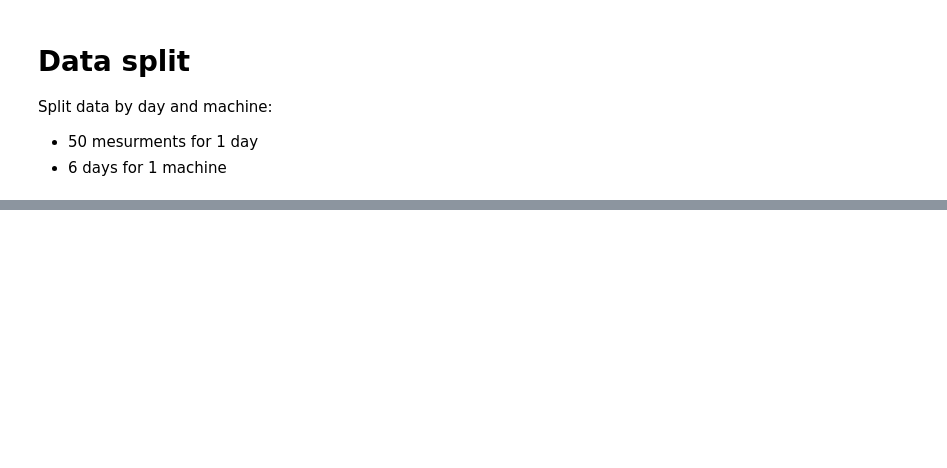
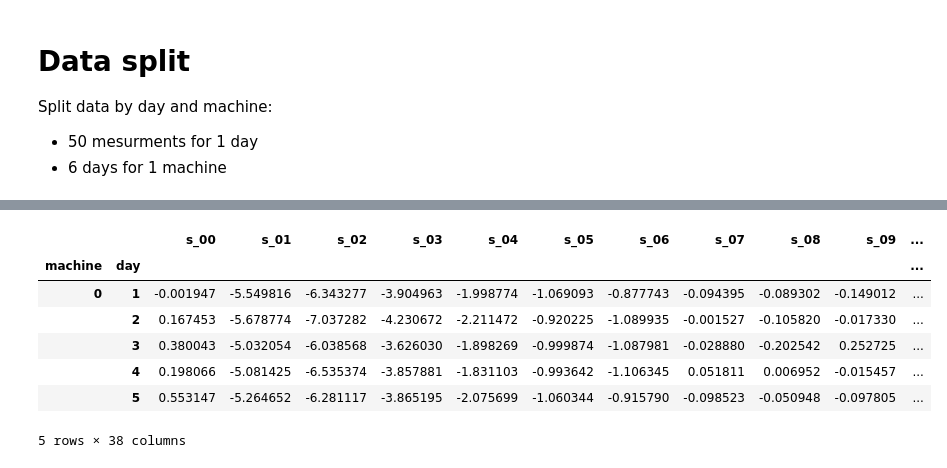
Before and after one commit to MarcoDiFrancesco/SmartElevator, a Jupyter notebook: 6-feature-extractor.ipynb, the cells around one changed output, grey strips where cells are left out. Saved outputs shown, nothing was run; the diff lists cells and outputs as text; code cells hidden in the pictures; blank space fills up the shorter version.

```diff
--- a/6-feature-extractor.ipynb
+++ b/6-feature-extractor.ipynb
@@ -210,0 +85,23 @@ dict_keys(['mean', 'rms', 'variance', 'skewness', 'kurtosis', 'max_value', 'peak
+# %%
+df = df_day.copy()
+df = df.drop(["bearing", "magnet", "electricity", "rotor"], axis=1)
+df_day_drop = df.copy()
+
+
+def mean(df):
+    df = df.mean()
+    return df
+
+
+df_gb = df.groupby(["machine", "day"])
+df_mean = mean(df_gb)
+df_mean.head()
+# %% [output]
+|  |  | s_00 | s_01 | s_02 | s_03 | s_04 | s_05 | s_06 | s_07 | s_08 | s_09 | ... |
+| machine | day |  |  |  |  |  |  |  |  |  |  | ... |
+| 0 | 1 | -0.001947 | -5.549816 | -6.343277 | -3.904963 | -1.998774 | -1.069093 | -0.877743 | -0.094395 | -0.089302 | -0.149012 | ... |
+|  | 2 | 0.167453 | -5.678774 | -7.037282 | -4.230672 | -2.211472 | -0.920225 | -1.089935 | -0.001527 | -0.105820 | -0.017330 | ... |
+|  | 3 | 0.380043 | -5.032054 | -6.038568 | -3.626030 | -1.898269 | -0.999874 | -1.087981 | -0.028880 | -0.202542 | 0.252725 | ... |
+|  | 4 | 0.198066 | -5.081425 | -6.535374 | -3.857881 | -1.831103 | -0.993642 | -1.106345 | 0.051811 | 0.006952 | -0.015457 | ... |
+|  | 5 | 0.553147 | -5.264652 | -6.281117 | -3.865195 | -2.075699 | -1.060344 | -0.915790 | -0.098523 | -0.050948 | -0.097805 | ... |
+5 rows × 38 columns
```
Also changed, not shown: parts of 26 cells of this notebook, 13 other files.
